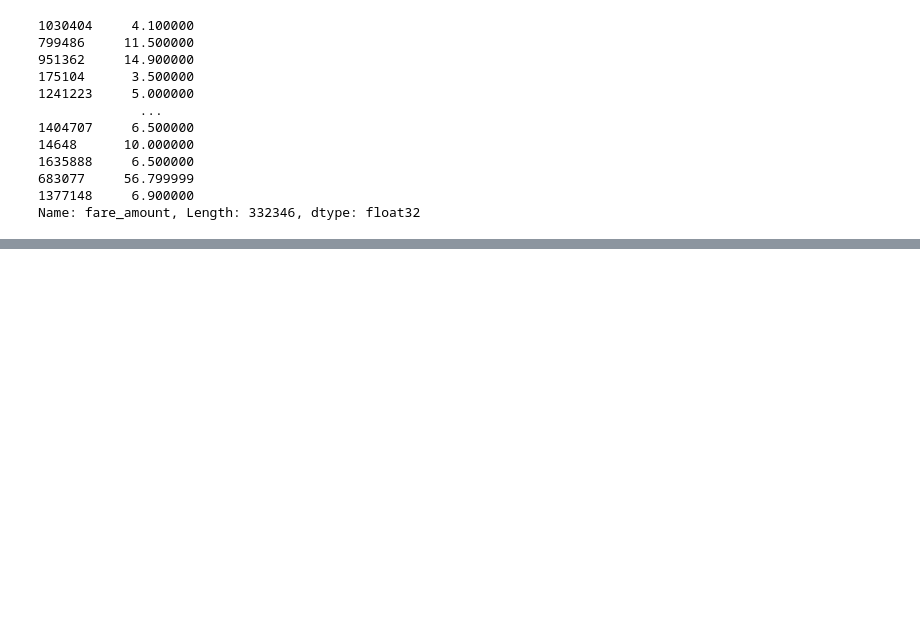
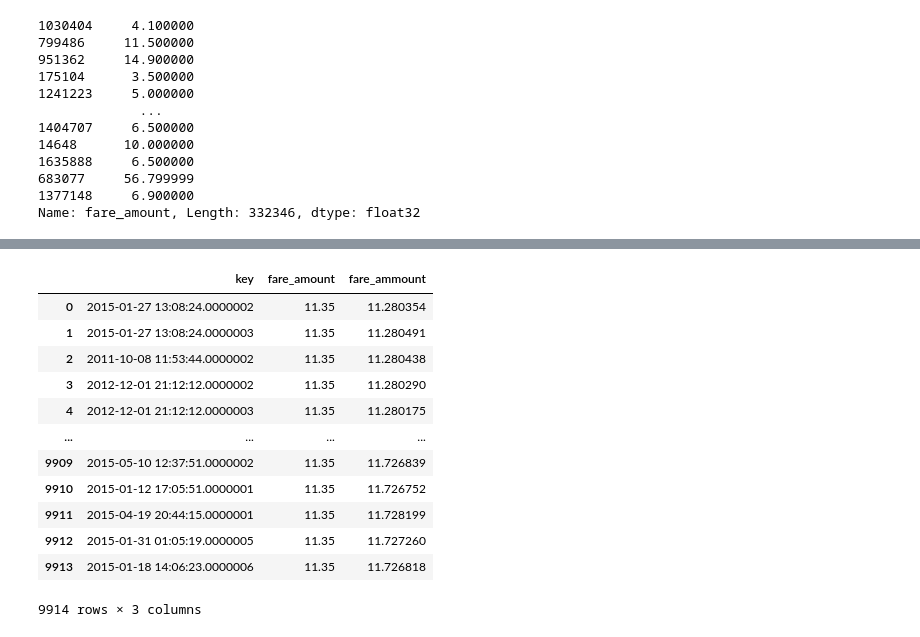
Before and after one commit to programeralebrije/MachineLearningNYtaxi, a Jupyter notebook: new_york_taxi_fare_predictions.ipynb, the cells around one changed output, grey strips where cells are left out. Saved outputs shown, nothing was run; the diff lists cells and outputs as text; code cells hidden in the pictures; blank space fills up the shorter version.

```diff
--- a/new_york_taxi_fare_predictions.ipynb
+++ b/new_york_taxi_fare_predictions.ipynb
@@ -621,0 +751,2 @@ Name: fare_amount, Length: 332346, dtype: float32
+# %%
+linear_model.fit(train_inputs, train_targets)
@@ -621,0 +843,18 @@ Name: fare_amount, Length: 332346, dtype: float32
+# %%
+sub_df['fare_ammount'] = test_preds
+# %%
+sub_df
+# %% [output]
+|  | key | fare_amount | fare_ammount |
+| 0 | 2015-01-27 13:08:24.0000002 | 11.35 | 11.280354 |
+| 1 | 2015-01-27 13:08:24.0000003 | 11.35 | 11.280491 |
+| 2 | 2011-10-08 11:53:44.0000002 | 11.35 | 11.280438 |
+| 3 | 2012-12-01 21:12:12.0000002 | 11.35 | 11.280290 |
+| 4 | 2012-12-01 21:12:12.0000003 | 11.35 | 11.280175 |
+| ... | ... | ... | ... |
+| 9909 | 2015-05-10 12:37:51.0000002 | 11.35 | 11.726839 |
+| 9910 | 2015-01-12 17:05:51.0000001 | 11.35 | 11.726752 |
+| 9911 | 2015-04-19 20:44:15.0000001 | 11.35 | 11.728199 |
+| 9912 | 2015-01-31 01:05:19.0000005 | 11.35 | 11.727260 |
+| 9913 | 2015-01-18 14:06:23.0000006 | 11.35 | 11.726818 |
+9914 rows × 3 columns
```
Also changed, not shown: parts of 54 cells of this notebook.
